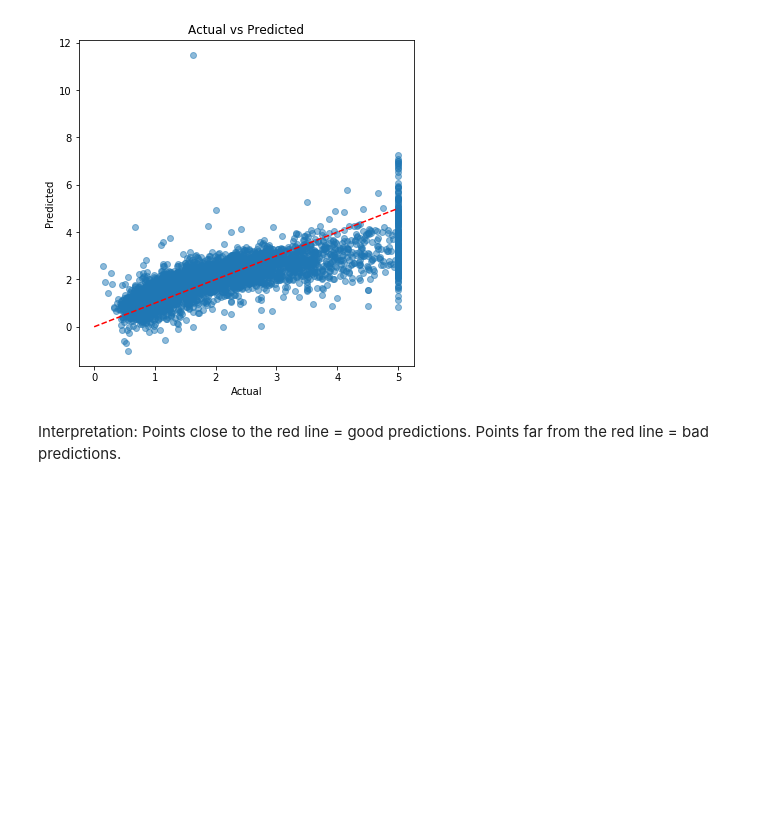
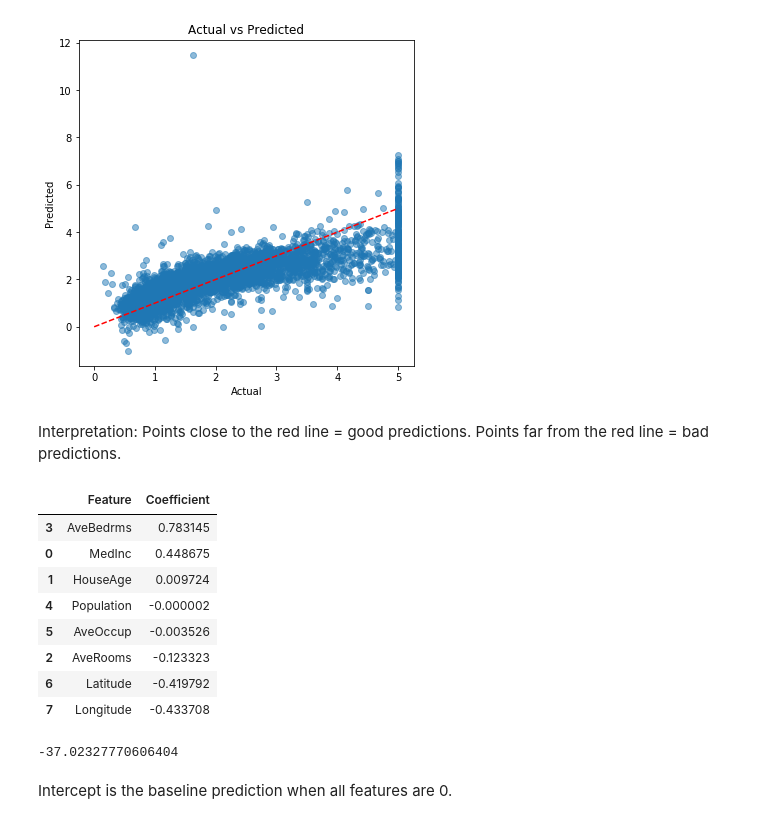
Before and after one commit to Eku12345/ml-learning-journey, a Jupyter notebook: 01-linear-regression/linear_regression.ipynb, the cells around one changed output. Cells and saved outputs as stored; diff of their text form; code cells hidden in the pictures; blank space fills up the shorter version.

Commit message:
Completed Linear Regression model analysis

```diff
--- a/01-linear-regression/linear_regression.ipynb
+++ b/01-linear-regression/linear_regression.ipynb
@@ -383,3 +383,27 @@ plt.show()
 Interpretation:
 Points close to the red line = good predictions.
 Points far from the red line = bad predictions.
+# %%
+# Step 1: Check Model Coefficients
+coefficients = pd.DataFrame({
+    "Feature": X.columns,
+    "Coefficient": model.coef_
+})
+# %%
+coefficients.sort_values(by="Coefficient", ascending=False)
+# %% [output]
+|  | Feature | Coefficient |
+| 3 | AveBedrms | 0.783145 |
+| 0 | MedInc | 0.448675 |
+| 1 | HouseAge | 0.009724 |
+| 4 | Population | -0.000002 |
+| 5 | AveOccup | -0.003526 |
+| 2 | AveRooms | -0.123323 |
+| 6 | Latitude | -0.419792 |
+| 7 | Longitude | -0.433708 |
+# %%
+model.intercept_
+# %% [output]
+-37.02327770606404
+# %% [markdown]
+Intercept is the baseline prediction when all features are 0.
```
Also changed, not shown: parts of 4 cells of this notebook.
